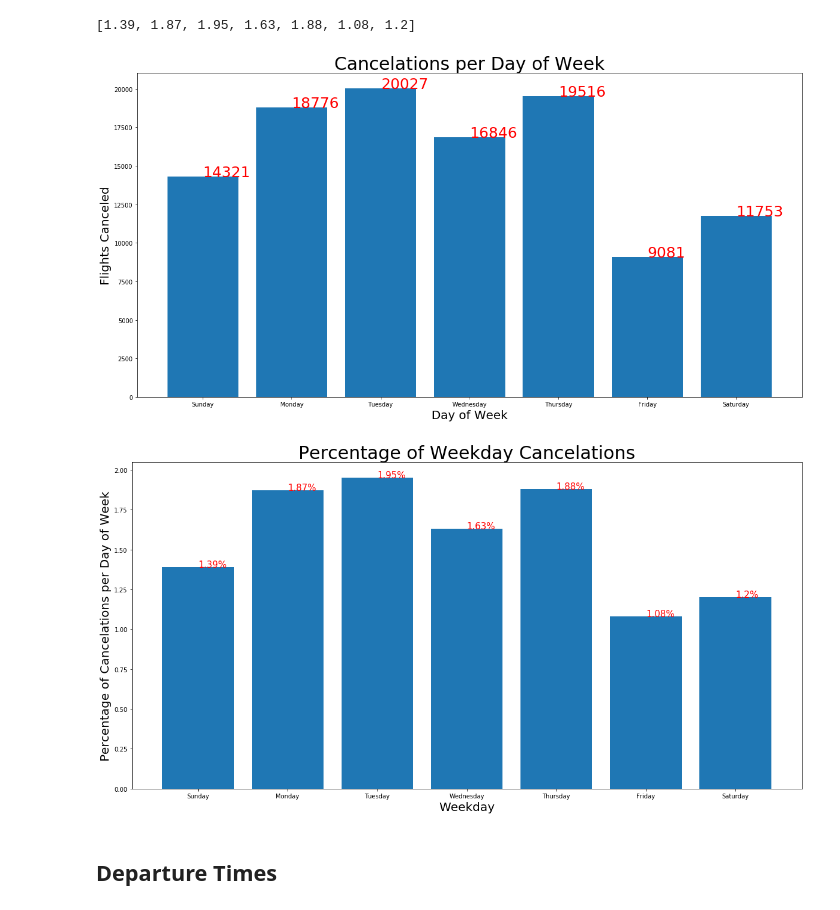
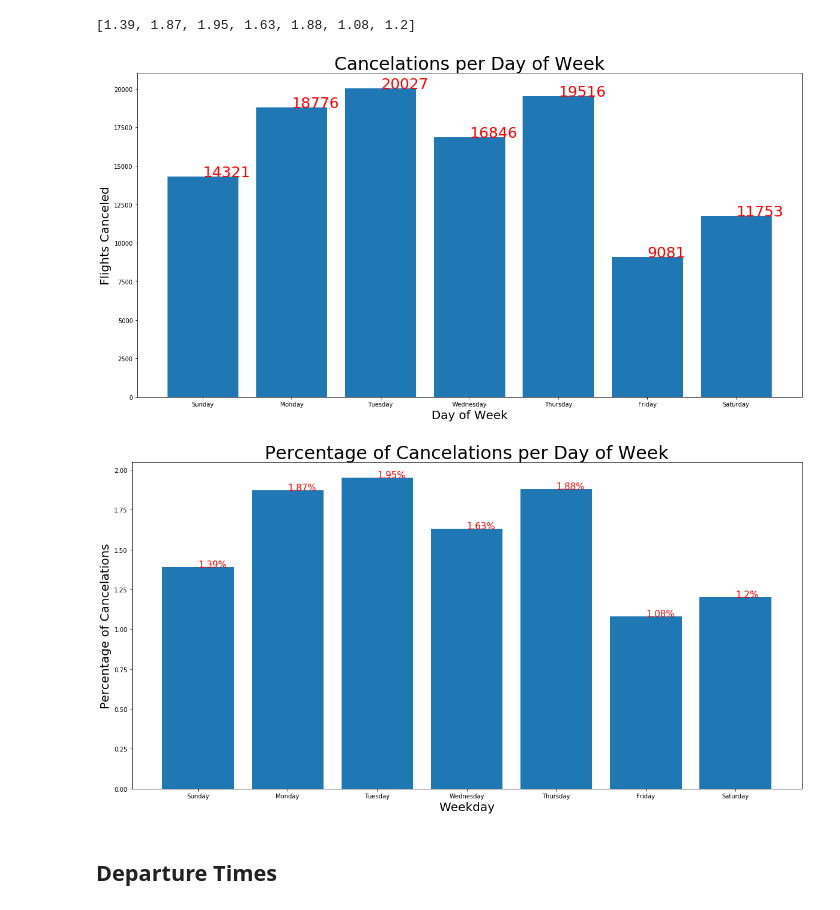
Before and after one commit to Arimorris/canceled_flights, a Jupyter notebook: visuals.ipynb, the cells around one changed output. Drawn from its saved outputs; the diff is of its cells as text; code cells hidden in the pictures.

```diff
--- a/visuals.ipynb
+++ b/visuals.ipynb
@@ -386,24 +385,24 @@ w_pct
 # %%
 plt.figure(figsize=(20,10))
 plt.bar(weekday, weekfreq)
 plt.title("Cancelations per Day of Week", fontsize =30)
 plt.xlabel('Day of Week', fontsize =20)
 plt.ylabel('Flights Canceled', fontsize =20)
 for a,b in zip(weekday, weekfreq):
     plt.text(a, b, str(b), fontsize =25, color ='r')
 plt.show()
 
 plt.figure(figsize=(20,10))
 plt.bar(weekday, w_pct)
-plt.title("Percentage of Cancelations", fontsize =30)
+plt.title("Percentage of Cancelations per Day of Week", fontsize =30)
 plt.xlabel('Weekday', fontsize =20)
-plt.ylabel('Percentage of Cancelations Per Weekday', fontsize =20)
+plt.ylabel('Percentage of Cancelations', fontsize =20)
 for a,b in zip(weekday, w_pct):
     plt.text(a, b, str(b) + '%', fontsize =15, color ='r')
 plt.show()
 # %% [output]
 [figure]
-[figure, old version]
+[figure, new version]
 # %% [markdown]
 ## Departure Times
 # %%
```
Also changed, not shown: parts of 4 cells of this notebook.
